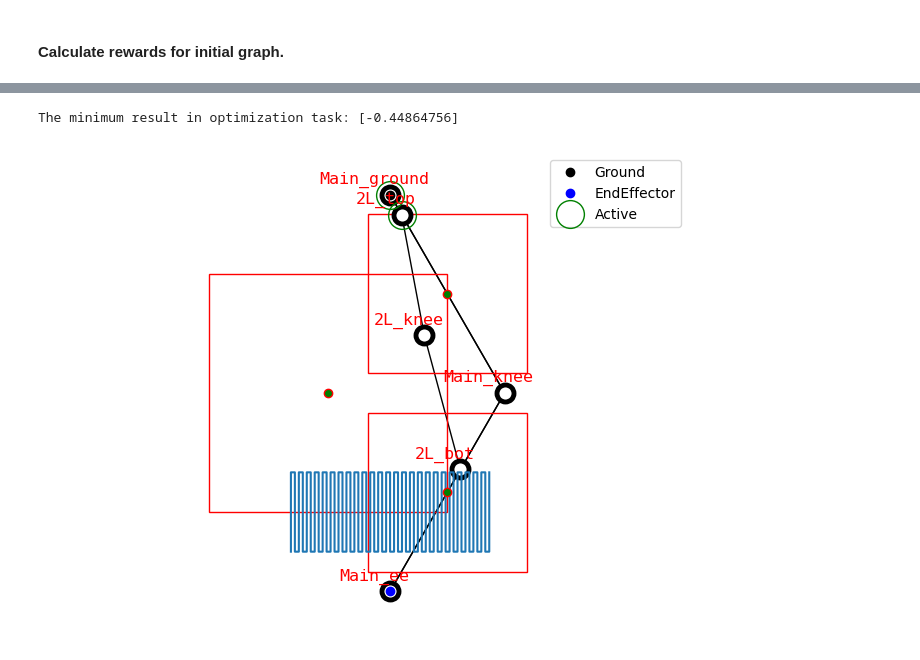
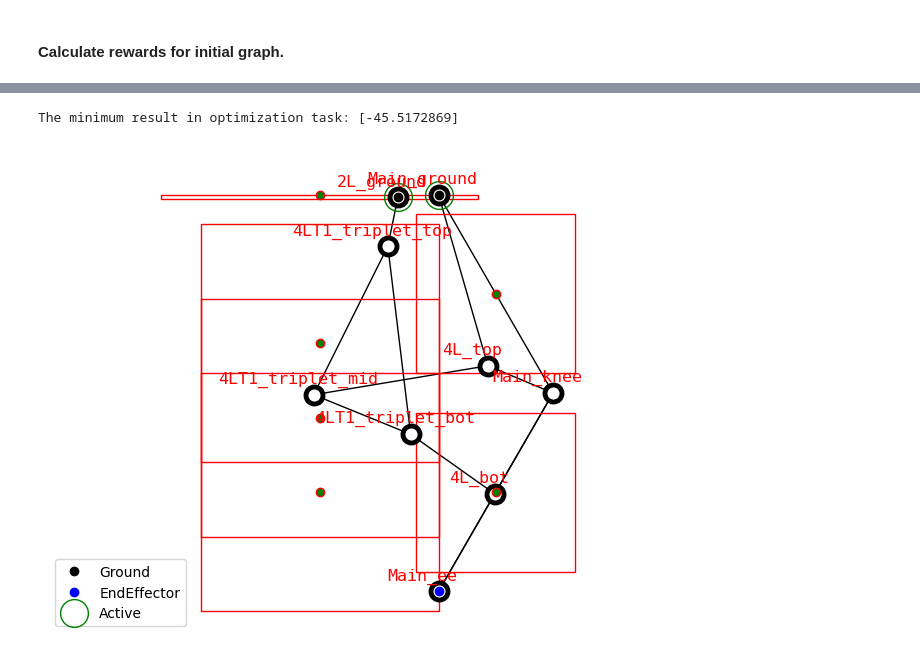
Before and after one commit to LicAiBeerLab/auto-robotics-design, a Jupyter notebook: apps/optimize/single_topology_optimization.ipynb, the cells around one changed output, grey strips where cells are left out. Drawn from its saved outputs; the diff is of its cells as text; code cells hidden in the pictures.

```diff
--- a/apps/optimize/single_topology_optimization.ipynb
+++ b/apps/optimize/single_topology_optimization.ipynb
@@ -32,7 +31,7 @@ from auto_robot_design.description.builder import ParametrizedBuilder, DetailedU
 # %%
 generator = TwoLinkGenerator()
 all_graphs = generator.get_standard_set(shift=0.3)
-graph, constrain_dict = all_graphs[1]
+graph, constrain_dict = all_graphs[2]
 
 actuator = TMotor_AK10_9()
 thickness = 0.04
@@ -88,27 +103,2 @@ for _, trajectories in rewards_and_trajectories:
 # %% [markdown]
 #### Calculate rewards for initial graph.
-# %%
-fixed_robot, free_robot = jps_graph2pinocchio_robot(graph, builder)
-
-crag = CriteriaAggregator(
-    dict_point_criteria, dict_trajectory_criteria)
-
-fixed_robot, free_robot = jps_graph2pinocchio_robot(graph, builder=builder)
-partial_rewards = []
-for rewards, trajectories in rewards_and_trajectories:
-    max_reward = -float('inf')
-    max_partial = None
-    best_trajectory = None
-    for trajectory_id, trajectory in enumerate(trajectories):
-        point_criteria_vector, trajectory_criteria, res_dict_fixed = crag.get_criteria_data(fixed_robot, free_robot, trajectory)
-        current_total = 0
-        current_partial = []
-        for reward, weight in rewards:
-            current_partial.append(reward.calculate(point_criteria_vector, trajectory_criteria, res_dict_fixed, Actuator=actuator)[0])
-            current_total += weight*current_partial[-1]
-        if current_total > max_reward:
-            max_reward = current_total
-            max_partial = current_partial
-            best_trajectory_id = trajectory_id
-
-    print('Best trajectory id:', best_trajectory_id, 'partial rewards at best trajectory:', max_partial)
@@ -124,13 +125,14 @@ runner = StarmapParallelization(pool.starmap)
 optimizing_joints = get_optimizing_joints(graph, constrain_dict)
 # %%
 population_size = 32
-n_generations = 60
+n_generations = 200
 
 # create the problem for the current optimization
 problem = CalculateCriteriaProblemByWeigths(graph,builder=builder,
                                             jp2limits=optimizing_joints,
                                             crag = crag,
-                                            rewards_and_trajectories=rewards_and_trajectories,
+                                            soft_constrain=soft_constrain,
+                                            rewards_and_trajectories=reward_manager,
                                             elementwise_runner=runner, Actuator = actuator)
 
 saver = ProblemSaver(problem, "test", True)
@@ -140,7 +142,7 @@ optimizer = PymooOptimizer(problem, algorithm, saver)
 
 res = optimizer.run(
     True, **{
-        "seed": 1,
+        "seed": 5,
         "termination": ("n_gen", n_generations),
         "verbose": True
     })
@@ -181,20 +183,17 @@ The maximum result in optimization task: 0.31260867278793075
 # %%
 best_id = np.argmin(optimizer.history["F"])
 best_x = optimizer.history["X"][best_id]
 best_reward = optimizer.history["F"][best_id]
 print("The minimum result in optimization task:", best_reward)
 
 problem.mutate_JP_by_xopt(best_x)
 draw_joint_point(problem.graph)
 
 problem.mutate_JP_by_xopt(problem.initial_xopt)
-for _, trajectories in rewards_and_trajectories:
-    for trajectory in trajectories:
-        plt.plot(trajectory[:,0],trajectory[:,2])
 visualize_constrains(problem.graph, constrain_dict)
 # %% [output]
-The minimum result in optimization task: [-0.44864756]
+The minimum result in optimization task: [-45.5172869]
-[figure, old version]
+[figure, new version]
 # %%
 best_reward_decomposition = optimizer.history["Fs"][best_id]
 best_reward_decomposition
```
Also changed, not shown: parts of 20 cells of this notebook, 6 other files.
